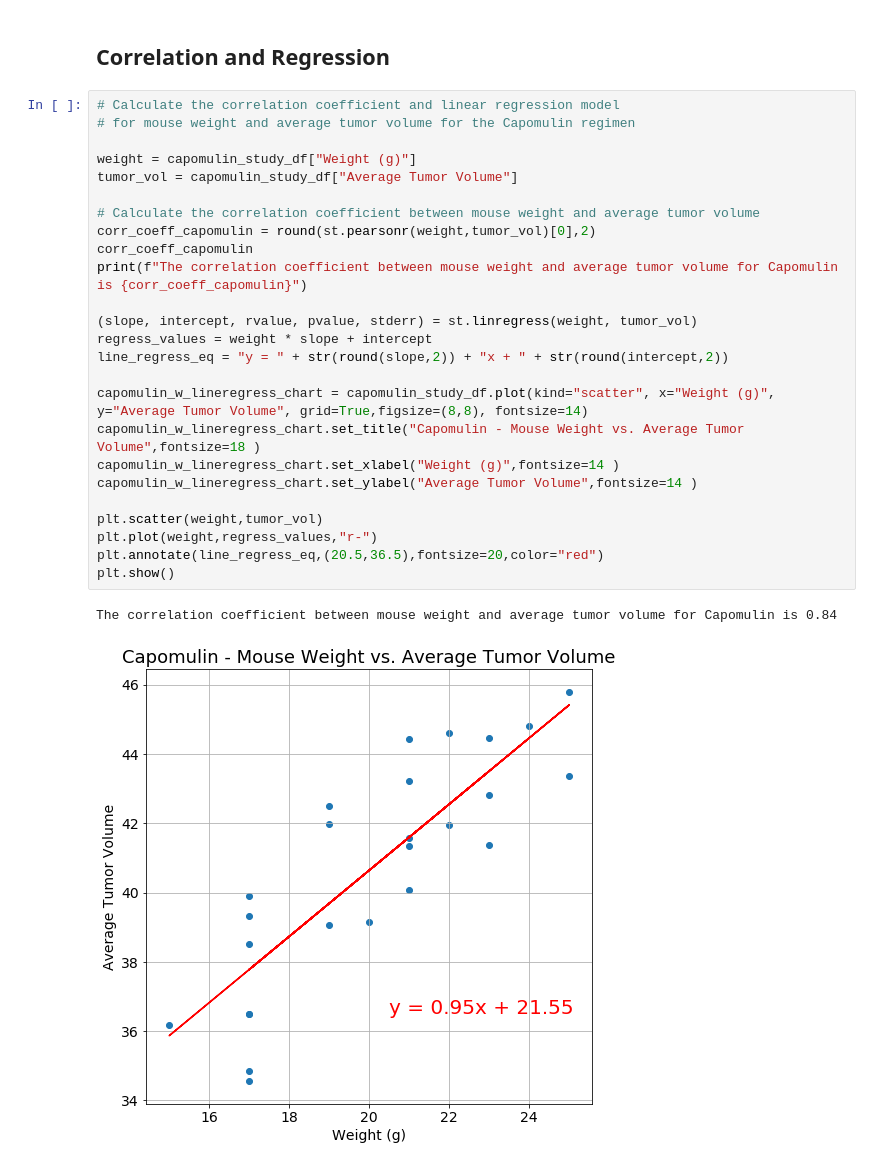
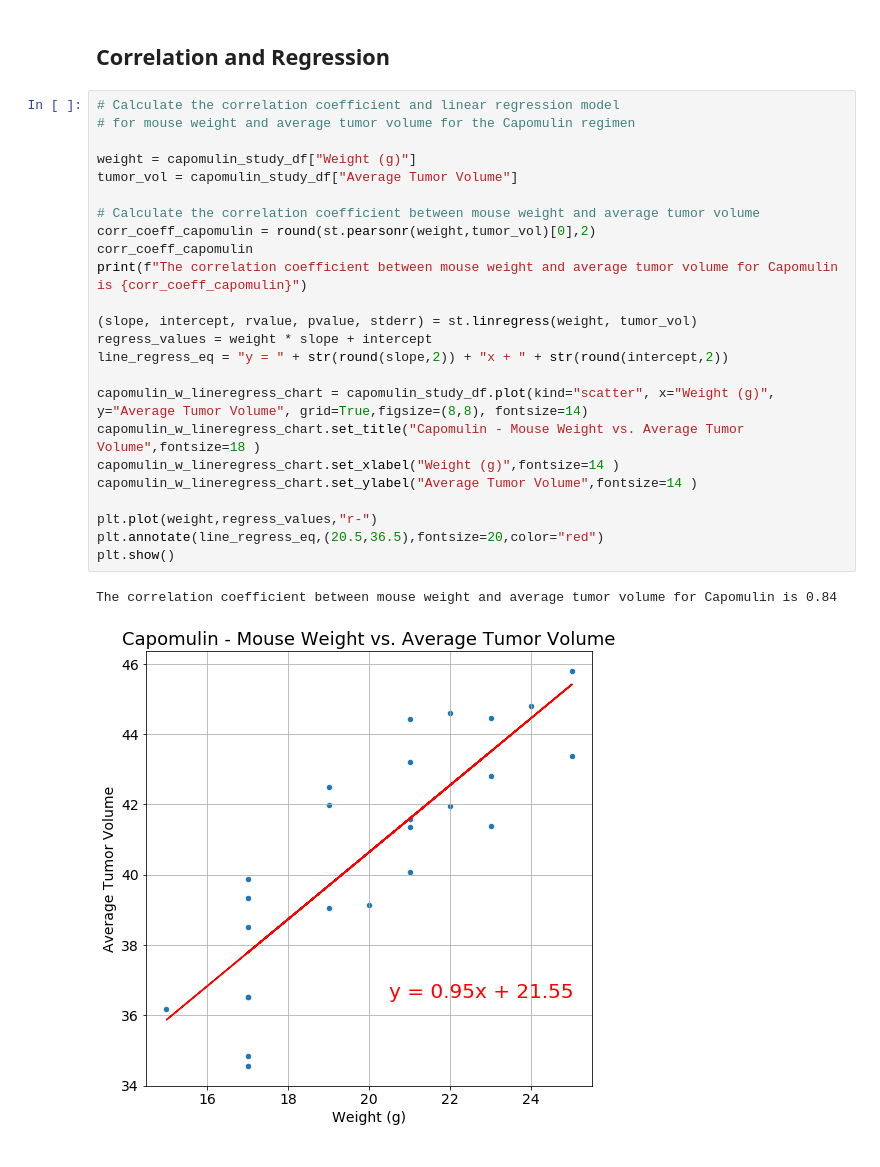
Before and after one commit to jeremyhamley/05-Matplotlib, a Jupyter notebook: Pymaceuticals/pymaceuticals_jeremy_h.ipynb, the cells around one changed output. Cells and saved outputs as stored; diff of their text form.

```diff
--- a/Pymaceuticals/pymaceuticals_jeremy_h.ipynb
+++ b/Pymaceuticals/pymaceuticals_jeremy_h.ipynb
@@ -332,28 +332,27 @@ plt.show()
 # %%
 # Calculate the correlation coefficient and linear regression model
 # for mouse weight and average tumor volume for the Capomulin regimen
 
 weight = capomulin_study_df["Weight (g)"]
 tumor_vol = capomulin_study_df["Average Tumor Volume"]
 
 # Calculate the correlation coefficient between mouse weight and average tumor volume
 corr_coeff_capomulin = round(st.pearsonr(weight,tumor_vol)[0],2)
 corr_coeff_capomulin
 print(f"The correlation coefficient between mouse weight and average tumor volume for Capomulin is {corr_coeff_capomulin}")
 
 (slope, intercept, rvalue, pvalue, stderr) = st.linregress(weight, tumor_vol)
 regress_values = weight * slope + intercept
 line_regress_eq = "y = " + str(round(slope,2)) + "x + " + str(round(intercept,2))
 
 capomulin_w_lineregress_chart = capomulin_study_df.plot(kind="scatter", x="Weight (g)", y="Average Tumor Volume", grid=True,figsize=(8,8), fontsize=14)
 capomulin_w_lineregress_chart.set_title("Capomulin - Mouse Weight vs. Average Tumor Volume",fontsize=18 )
 capomulin_w_lineregress_chart.set_xlabel("Weight (g)",fontsize=14 )
 capomulin_w_lineregress_chart.set_ylabel("Average Tumor Volume",fontsize=14 )
 
-plt.scatter(weight,tumor_vol)
 plt.plot(weight,regress_values,"r-")
 plt.annotate(line_regress_eq,(20.5,36.5),fontsize=20,color="red")
 plt.show()
 # %% [output]
 The correlation coefficient between mouse weight and average tumor volume for Capomulin is 0.84
-[figure, old version]
+[figure, new version]
```
